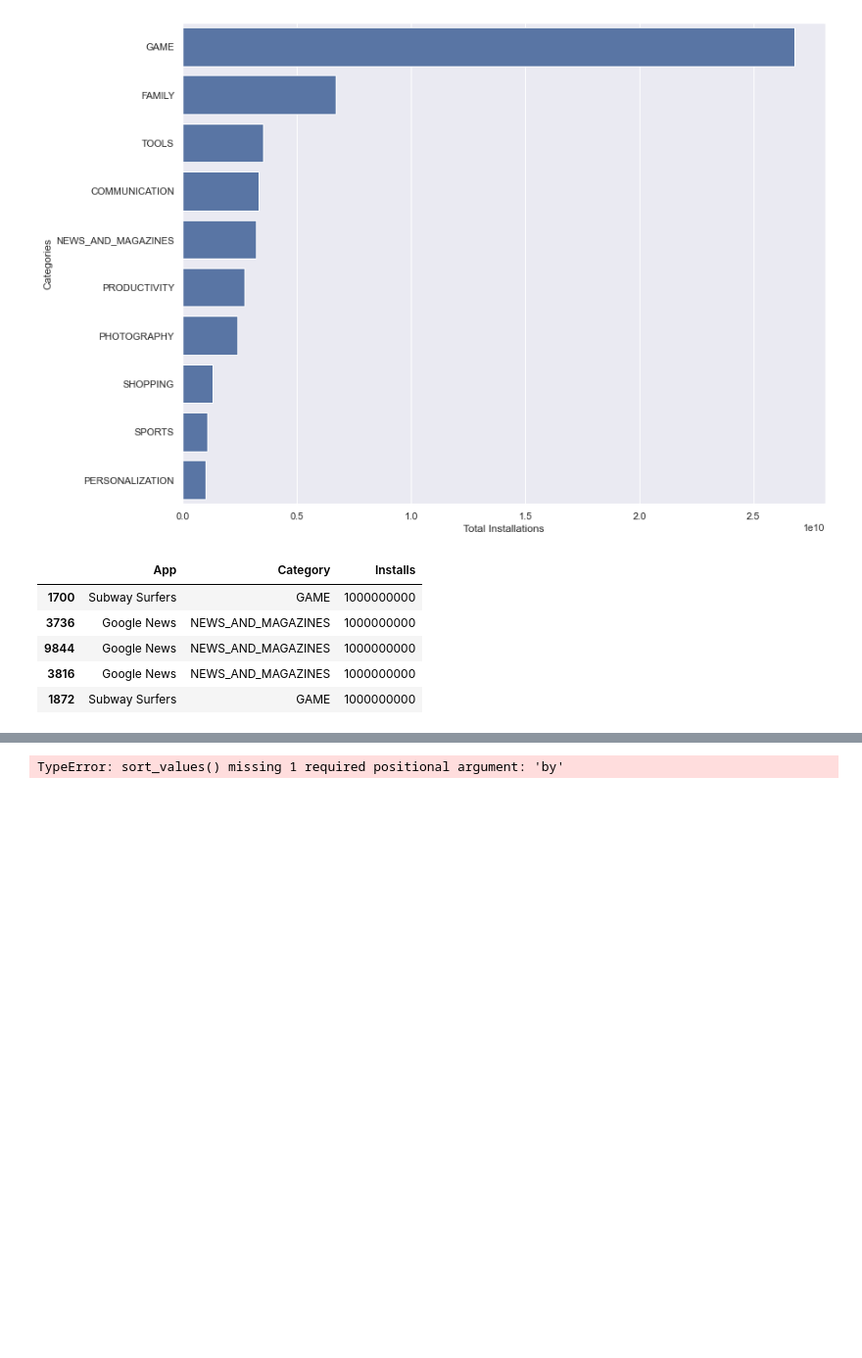
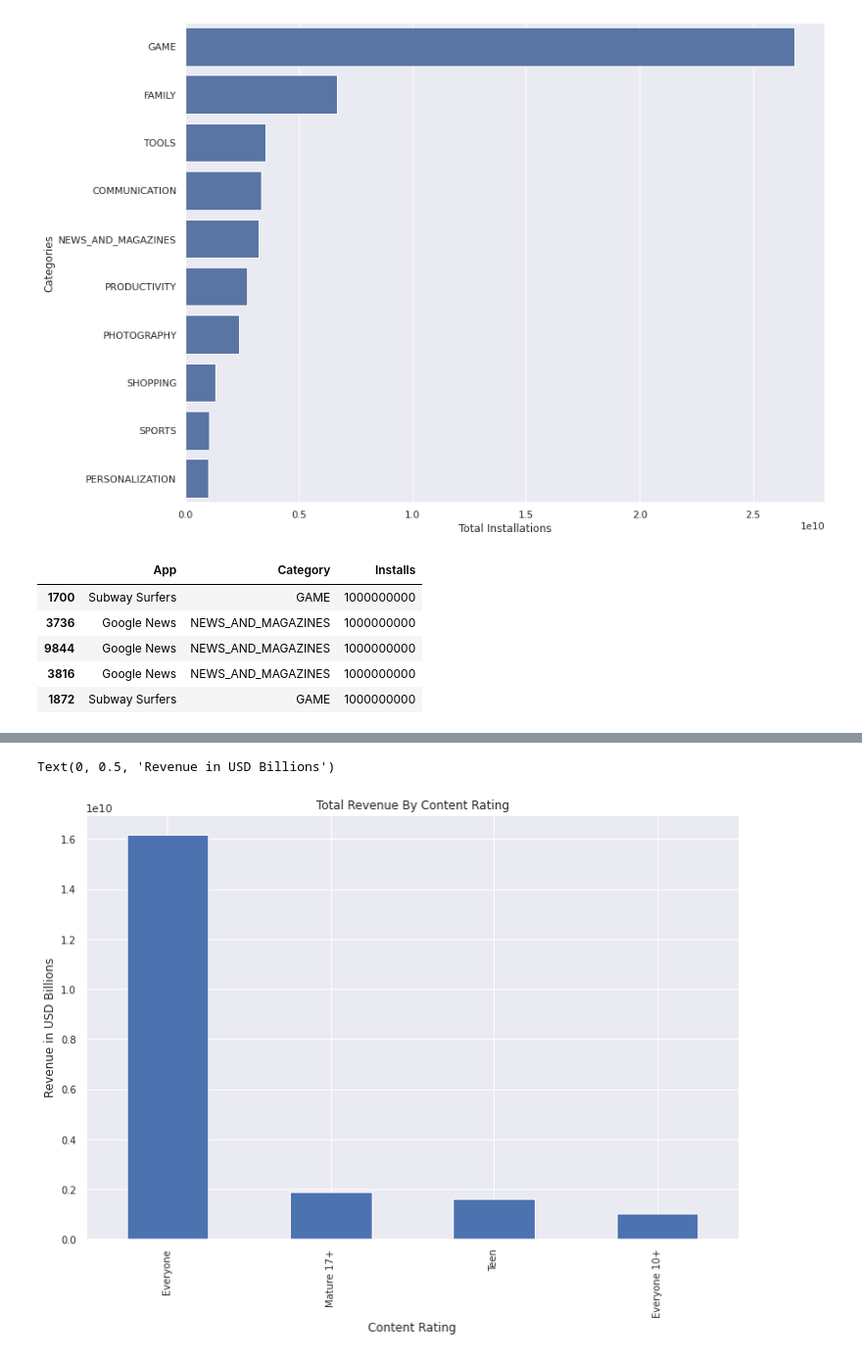
Before and after one commit to deryaoruc/GooglePlayStoreTeamProject, a Jupyter notebook: googleplaystore.ipynb, the cells around one changed output, grey strips where cells are left out. Shown at 98% size. Cells and saved outputs as stored; diff of their text form; code cells hidden in the pictures; blank space fills up the shorter version.

```diff
--- a/googleplaystore.ipynb
+++ b/googleplaystore.ipynb
@@ -387,13 +387,14 @@ avg_price_by_content.sort_values(ascending = False).plot(kind= 'bar',title='Aver
 # %%
 # 6. From the table of top 20 apps by revenue(from the previous task) group by Content Rating and plot.
 # Are the results similar to the average price question (5)?
 
-top_20_paid_apps = df.groupby(['Content Rating']).sum().head(20)
+top_20_paid_apps = paid_apps.groupby(['Content Rating'])["Revenue"].sum().head(20)
 top_20_paid_apps.sort_values(ascending=False).plot(kind='bar', title='Total Revenue By Content Rating', fontsize=10, figsize =(12, 8))
 plt.xlabel('Content Rating')
 plt.ylabel('Revenue in USD Billions')
 # %% [output]
-TypeError: sort_values() missing 1 required positional argument: 'by'
+Text(0, 0.5, 'Revenue in USD Billions')
+[figure, added]
 # %%
 merged_df = pd.merge(reviews, df, how="inner", on="App")
 # %%
```
Also changed, not shown: parts of 15 cells of this notebook, 1 other file.
